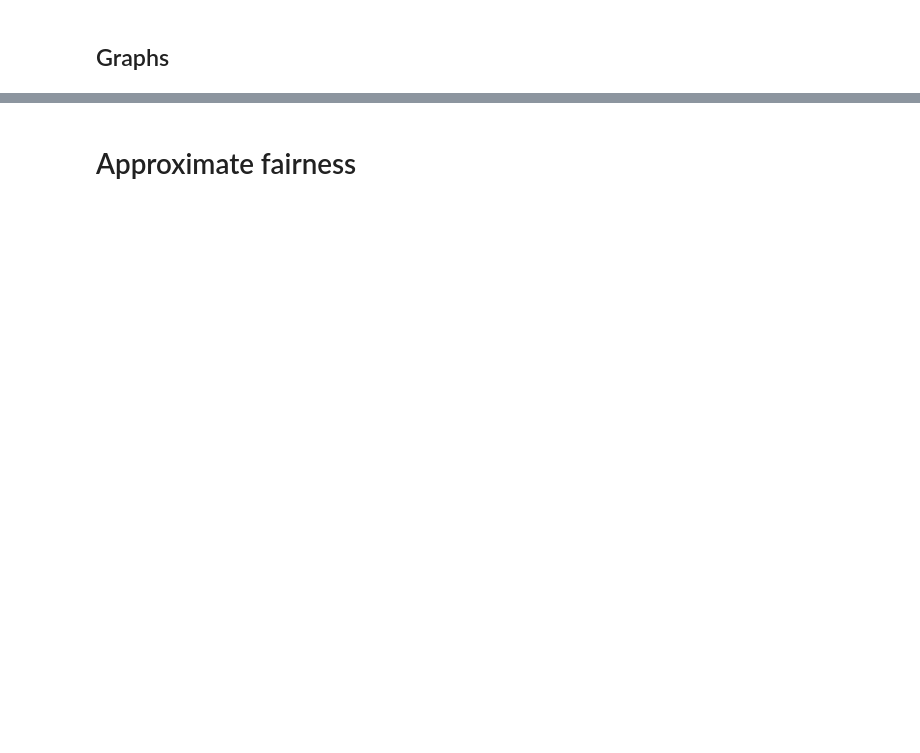
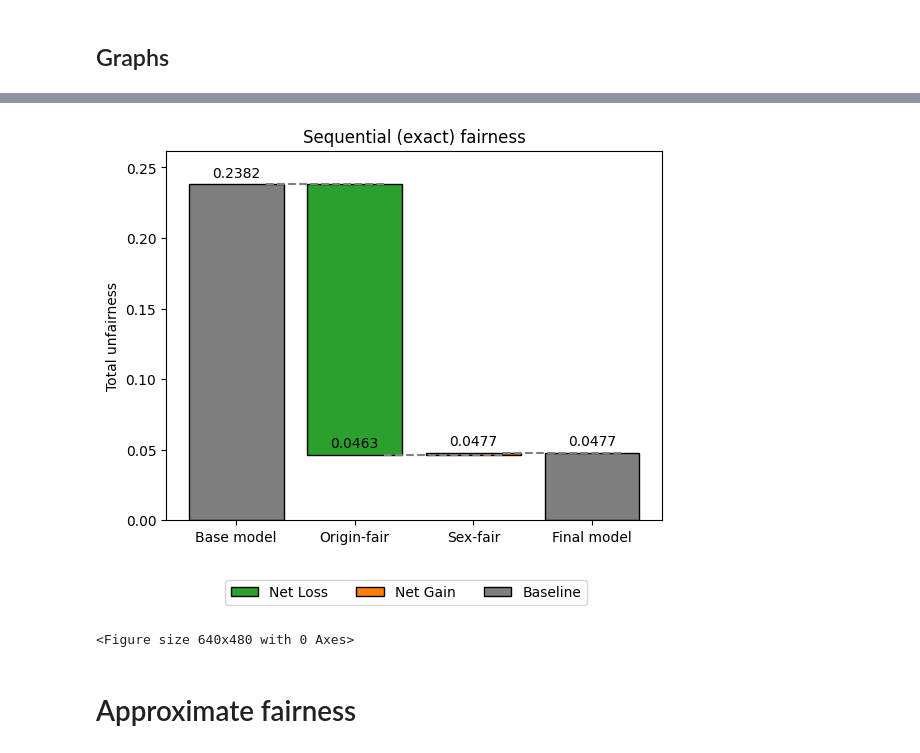
Before and after one commit to fer-agathe/quantil_seminar, a Jupyter notebook: application_quantil.ipynb, the cells around one changed output, grey strips where cells are left out. Drawn from its saved outputs; the diff is of its cells as text; code cells hidden in the pictures; blank space fills up the shorter version.

```diff
--- a/application_quantil.ipynb
+++ b/application_quantil.ipynb
@@ -274,5 +299,9 @@ plt.savefig('density.pdf')
 # %%
-#fair_waterfall_plot(x_ssa_calib, x_ssa_test, scores_calib, scores_test)
+fair_waterfall_plot(x_ssa_calib, x_ssa_test, scores_calib, scores_test)
+plt.savefig("outputs/waterfall_plot.pdf")
+# %% [output]
+[figure, added]
+<Figure size 640x480 with 0 Axes>
 # %% [markdown]
 # Approximate fairness
 # %%
```
Also changed, not shown: parts of 26 cells of this notebook, 2 other files.
